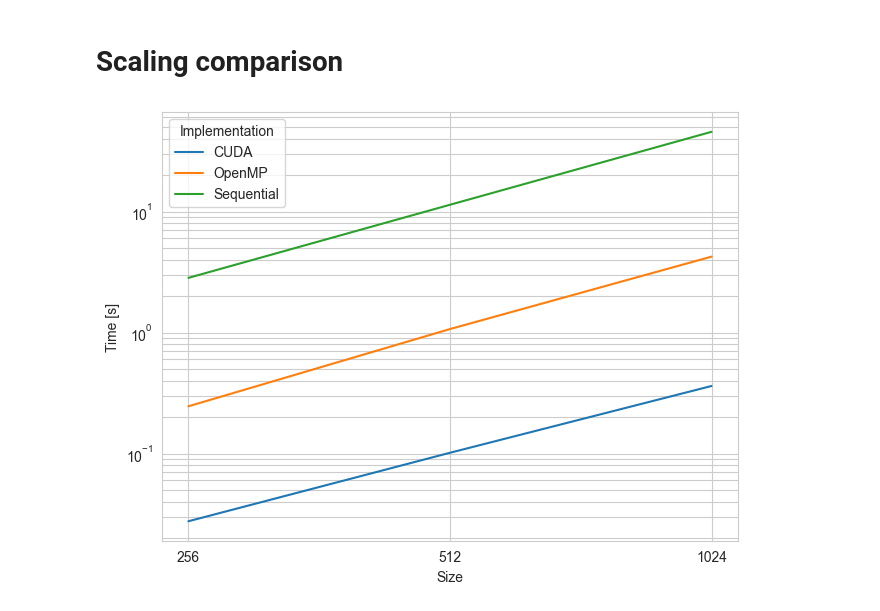
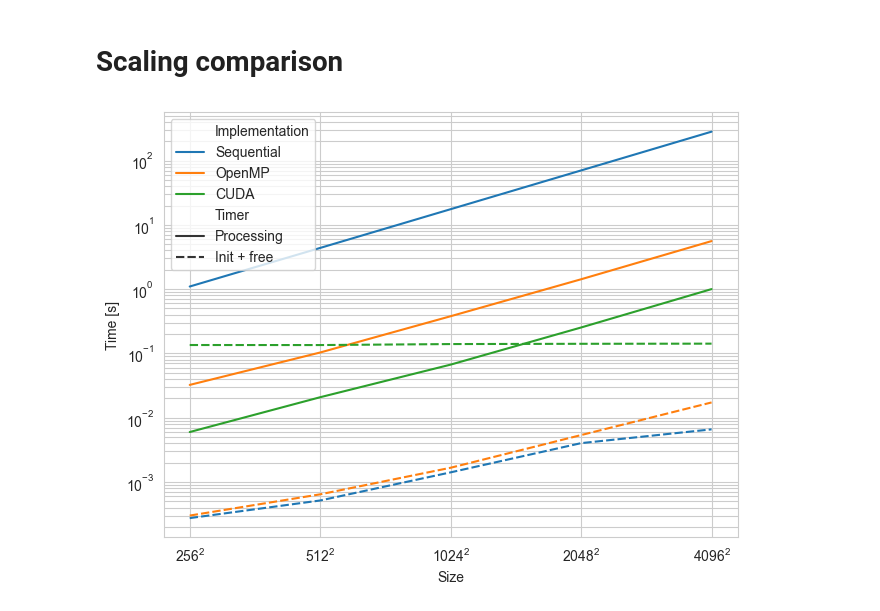
Before and after one commit to mpopovic4116/fri-vzr-2026-p2, a Jupyter notebook: notebooks/main.ipynb, the cells around one changed output. Cells and saved outputs as stored; diff of their text form; code cells hidden in the pictures.

Commit message:
more informative scaling plot

```diff
--- a/notebooks/main.ipynb
+++ b/notebooks/main.ipynb
@@ -60,27 +91,47 @@ df_results_agg
 # %% [markdown]
 # Scaling comparison
 # %%
-df = df_results_agg.reset_index()
+df = df_results_agg_by_size_and_impl.reset_index()
+df = pd.concat(
+    [
+        df.assign(kind="work", t=df["t_work_total"]),
+        df.assign(kind="init", t=df["t_total"] - df["t_work_total"]),
+    ]
+)
+df["kind"] = pd.Categorical(df["kind"], categories=["work", "init"], ordered=True)
+
+
+def sqrt_squared_formatter(x, pos):
+    if x < 0:
+        return ""
+    r = np.sqrt(x)
+    if np.isclose(r, round(r)):
+        r = round(r)
+    return rf"$\mathregular{{{r}}}^\mathregular{{2}}$"
+
 
 fig, ax = plt.subplots(layout="compressed")
 sns.lineplot(
     df,
     ax=ax,
-    x=df["size_w"].rename("Size"),
-    y=df["t_work_total"].rename("Time [s]"),
+    x=df["size_w2"].rename("Size"),
+    y=df["t"].rename("Time [s]"),
     hue=(
         df["impl"]
         .rename("Implementation")
         .map({"seq": "Sequential", "omp": "OpenMP", "cuda": "CUDA"})
     ),
+    style=(
+        df["kind"].rename("Timer").map({"init": "Init + free", "work": "Processing"})
+    ),
 )
 ax.grid(True, "both", "y")
 ax.set_xscale("log", base=2)
-ax.set_xticks(df["size_w"].unique())
-ax.xaxis.set_major_formatter(ScalarFormatter())
+ax.set_xticks(df["size_w2"].unique())
+ax.xaxis.set_major_formatter(FuncFormatter(sqrt_squared_formatter))
 ax.xaxis.set_minor_formatter(NullFormatter())
 ax.set_yscale("log")
 
 savefig(fig, "fig/scaling.pdf")
 # %% [output]
-[figure, old version]
+[figure, new version]
```
Also changed, not shown: parts of 2 cells of this notebook, 1 other file.
